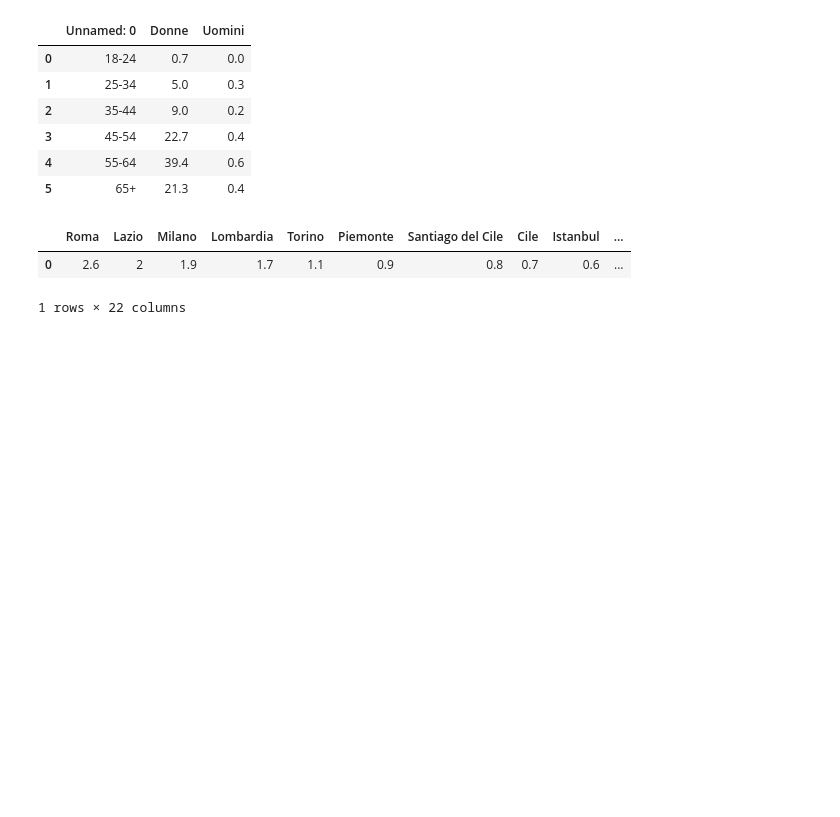
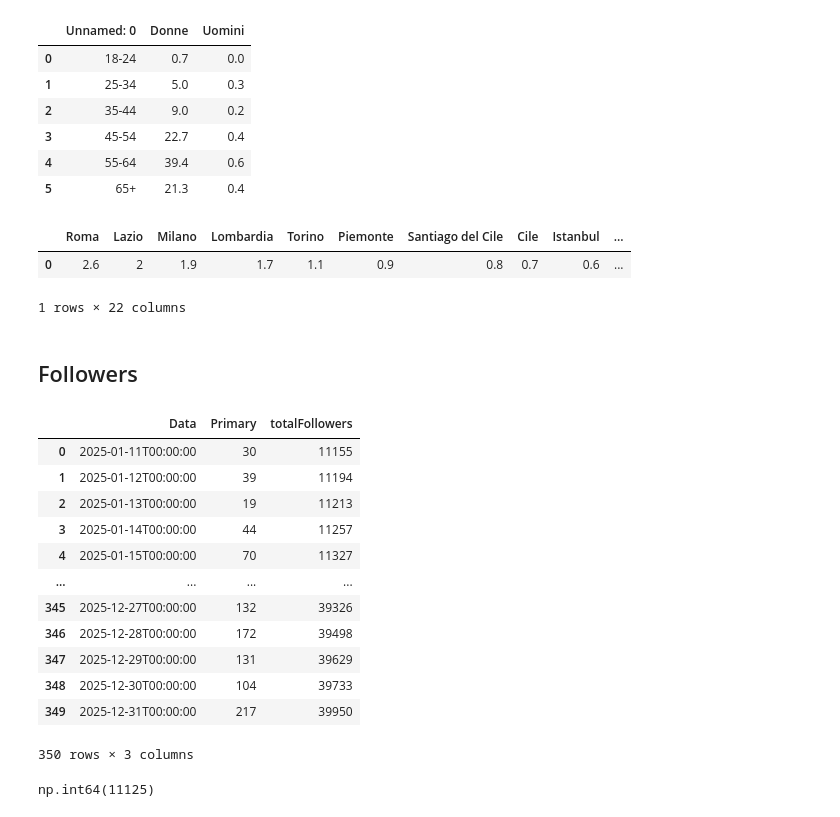
Before and after one commit to agoraio1979/mediakit, a Jupyter notebook: metrics.ipynb, the cells around one changed output. Drawn from its saved outputs; the diff is of its cells as text; code cells hidden in the pictures; blank space fills up the shorter version.

```diff
--- a/metrics.ipynb
+++ b/metrics.ipynb
@@ -129,3 +129,31 @@ with open('public/data.json', 'w') as f:
 |  | Roma | Lazio | Milano | Lombardia | Torino | Piemonte | Santiago del Cile | Cile | Istanbul | ... |
 | 0 | 2.6 | 2 | 1.9 | 1.7 | 1.1 | 0.9 | 0.8 | 0.7 | 0.6 | ... |
 1 rows × 22 columns
+# %% [markdown]
+## Followers
+# %%
+import pandas as pd
+import json
+df=pd.read_csv('Follower.csv',encoding='utf-16')
+df
+followerAtStart=11125 # ~ al 12 gennaio 2025
+df['totalFollowers']=df['Primary'].cumsum() + followerAtStart
+df
+# %% [output]
+|  | Data | Primary | totalFollowers |
+| 0 | 2025-01-11T00:00:00 | 30 | 11155 |
+| 1 | 2025-01-12T00:00:00 | 39 | 11194 |
+| 2 | 2025-01-13T00:00:00 | 19 | 11213 |
+| 3 | 2025-01-14T00:00:00 | 44 | 11257 |
+| 4 | 2025-01-15T00:00:00 | 70 | 11327 |
+| ... | ... | ... | ... |
+| 345 | 2025-12-27T00:00:00 | 132 | 39326 |
+| 346 | 2025-12-28T00:00:00 | 172 | 39498 |
+| 347 | 2025-12-29T00:00:00 | 131 | 39629 |
+| 348 | 2025-12-30T00:00:00 | 104 | 39733 |
+| 349 | 2025-12-31T00:00:00 | 217 | 39950 |
+350 rows × 3 columns
+# %%
+39950-df['Primary'].sum()
+# %% [output]
+np.int64(11125)
```
Also changed, not shown: parts of 1 cell of this notebook, 4 other files.
